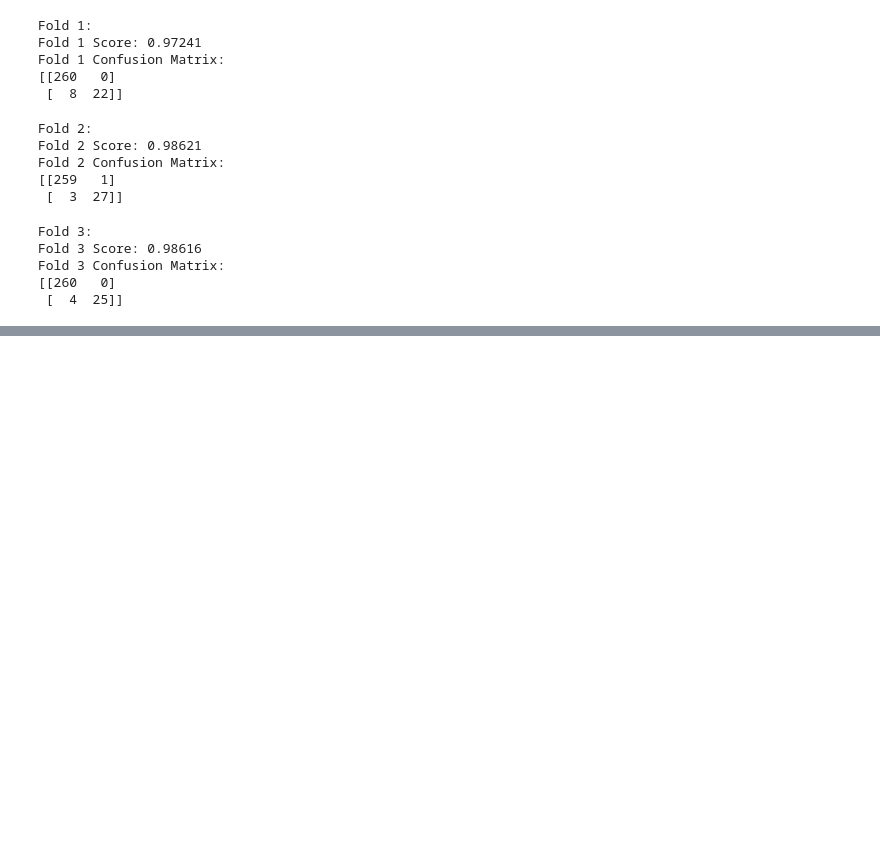
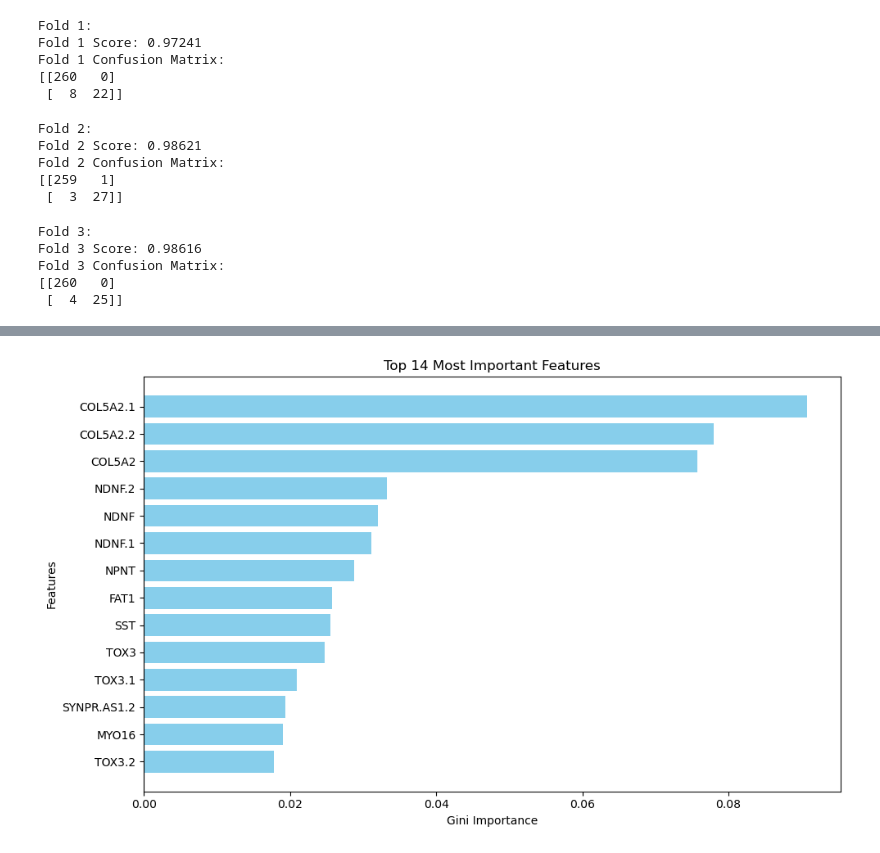
Before and after one commit to vkyuen/RandomForest, a Jupyter notebook: random.ipynb, the cells around one changed output, grey strips where cells are left out. Drawn from its saved outputs; the diff is of its cells as text; code cells hidden in the pictures; blank space fills up the shorter version.

```diff
--- a/random.ipynb
+++ b/random.ipynb
@@ -811,0 +1019,15 @@ Fold 3 Confusion Matrix:
+# %%
+# Plotting the top 10 most important features Code snippet generated from Gemini
+top_features = feature_imp_df.head(14)
+top_features = top_features.sort_values('Gini Importance', ascending=True)  # Sort for better visualization
+plt.figure(figsize=(10, 6))
+plt.barh(top_features['Feature'], top_features['Gini Importance'], color='skyblue')
+plt.xlabel('Gini Importance')
+plt.ylabel('Features')
+plt.title('Top 14 Most Important Features')
+
+# Ensure labels are readable and not truncated
+plt.tight_layout()
+plt.show()
+# %% [output]
+[figure, added]
```
Also changed, not shown: parts of 18 cells of this notebook.
